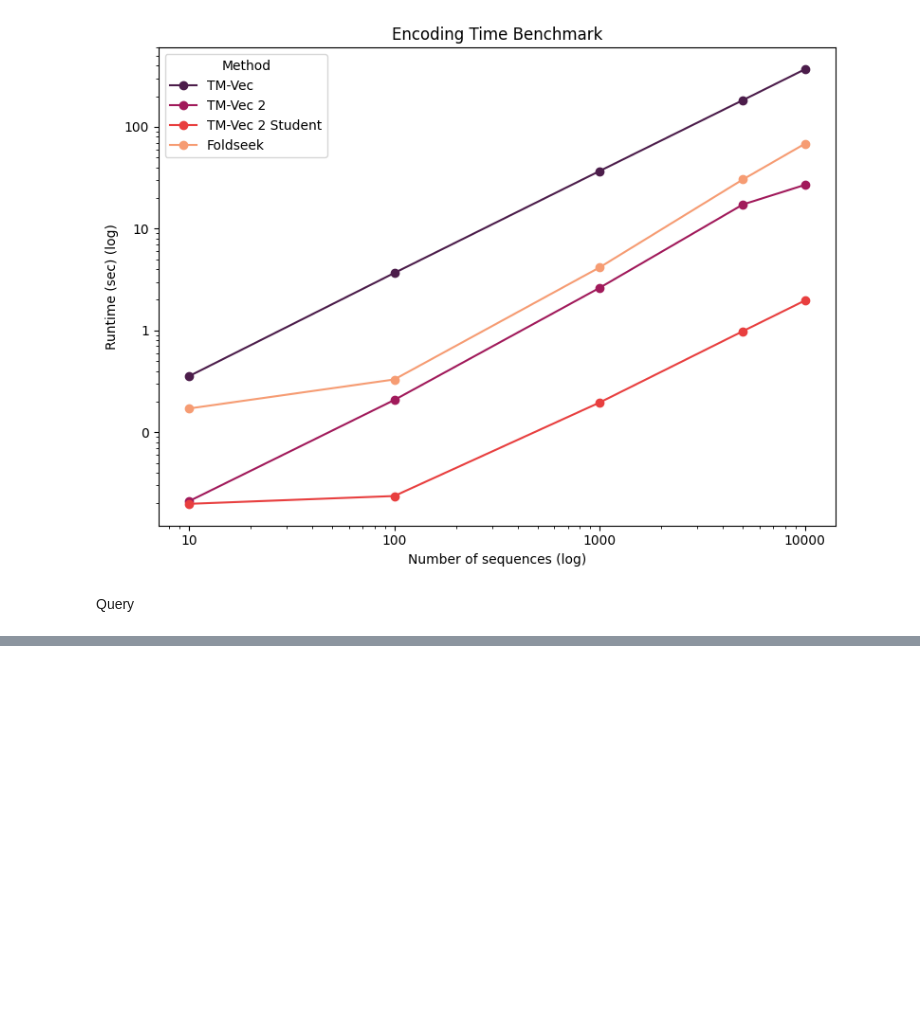
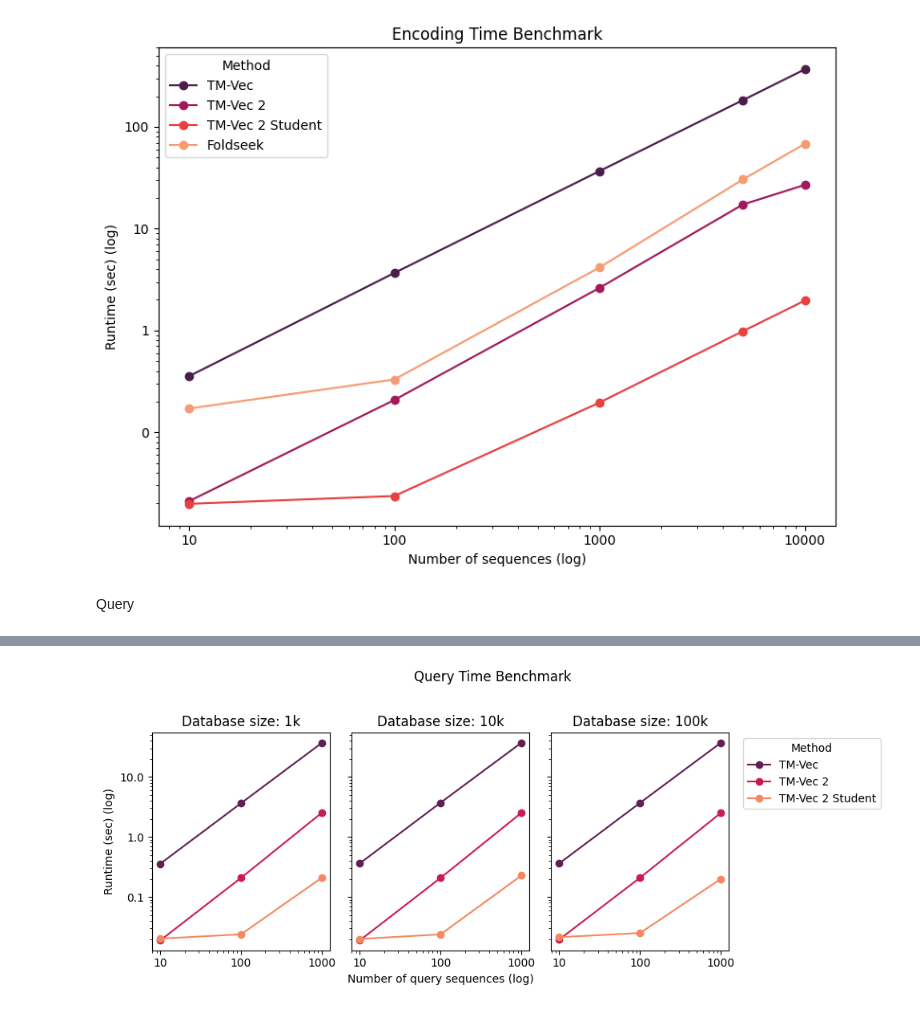
Before and after one commit to paarth-b/tmvec-bench, a Jupyter notebook: src/visualization/runtime.ipynb, the cells around one changed output, grey strips where cells are left out. Saved outputs shown, nothing was run; the diff lists cells and outputs as text; code cells hidden in the pictures; blank space fills up the shorter version.

Commit message:
add finetuning times and update runtimes notebook

```diff
--- a/src/visualization/runtime.ipynb
+++ b/src/visualization/runtime.ipynb
@@ -77,5 +77,20 @@ plt.savefig('encoding.svg')
 # %% [markdown]
 Query
 # %%
-df = pd.read_csv('bench/query.csv')
+# Load query timing data from benchmark results
+tmvec1_query = pd.read_csv('../../results/time_benchmarks/tmvec1_20260118_214330/query_times.csv')
+tmvec1_query['method'] = 'tmvec1'
+
+tmvec2_query = pd.read_csv('../../results/time_benchmarks/tmvec2_20260118_182754/query_times.csv')
+tmvec2_query['method'] = 'tmvec2'
+
+tmvec2_student_query = pd.read_csv('../../results/time_benchmarks/tmvec2_student_20260118_184425/query_times.csv')
+tmvec2_student_query['method'] = 'tmvec2_student'
+
+# Combine all query data
+df = pd.concat([tmvec1_query, tmvec2_query, tmvec2_student_query], ignore_index=True)
+
+# Rename columns to match expected format
+df = df.rename(columns={'database_size': 'db_size'})
+df
 # %% [output]
@@ -83,2 +114,9 @@ FileNotFoundError: [Errno 2] No such file or directory: 'bench/query.csv'
 # %%
-df_melt = df.melt(id_vars=['query_size', 'db_size'], var_name='method', value_name='runtime')
+# Use total_mean as the runtime metric (includes encoding + search)
+df_melt = df[['query_size', 'db_size', 'method', 'total_mean', 'search_mean', 'encode_mean']].copy()
+df_melt = df_melt.rename(columns={'total_mean': 'runtime'})
+
+# Update methods and names for query plot (no foldseek data available)
+query_methods = ['tmvec1', 'tmvec2', 'tmvec2_student']
+query_names = ['TM-Vec', 'TM-Vec 2', 'TM-Vec 2 Student']
+df_melt
@@ -85,20 +141,28 @@ df_melt = df.melt(id_vars=['query_size', 'db_size'], var_name='method', value_na
 # %%
 db_sizes = [1000, 10000, 100000]
 # %%
-fig, axes = plt.subplots(1, 3, sharey=True, figsize=(7, 4))
+n_query_methods = len(query_methods)
+query_colors = sns.color_palette("rocket", n_colors=n_query_methods)
+
+fig, axes = plt.subplots(1, 3, sharey=True, figsize=(10, 4))
 for i, size in enumerate(db_sizes):
     ax = axes[i]
-    for method in methods:
+    for method, name, color in zip(query_methods, query_names, query_colors):
         df_ = df_melt.query(f'db_size == {size} & method == "{method}"')
-        ax.plot('query_size', 'runtime', data=df_, marker='o')
+        ax.plot('query_size', 'runtime', data=df_, marker='o', label=name, color=color)
     ax.set_xscale('log')
     ax.xaxis.set_major_formatter(ScalarFormatter())
     if i == 0:
         ax.set_ylabel('Runtime (sec) (log)')
         ax.set_yscale('log')
         ax.yaxis.set_major_formatter(ScalarFormatter())
     if i == 1:
         ax.set_xlabel('Number of query sequences (log)')
     ax.set_title(f'Database size: {int(size / 1000)}k')
+    if i == 2:
+        ax.legend(title='Method', bbox_to_anchor=(1.05, 1), loc='upper left')
+fig.suptitle('Query Time Benchmark', y=1.02)
 fig.tight_layout()
-fig.savefig('plots/query.svg')
+fig.savefig('query.svg', bbox_inches='tight')
+# %% [output]
+[figure, added]
```
Also changed, not shown: parts of 2 cells of this notebook, 18 other files.
